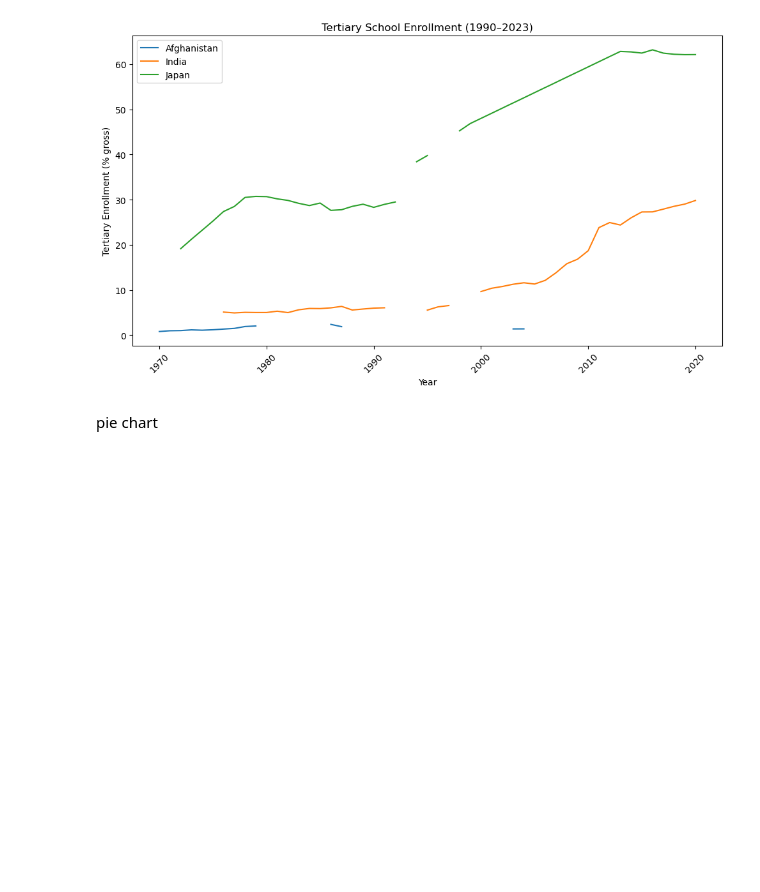
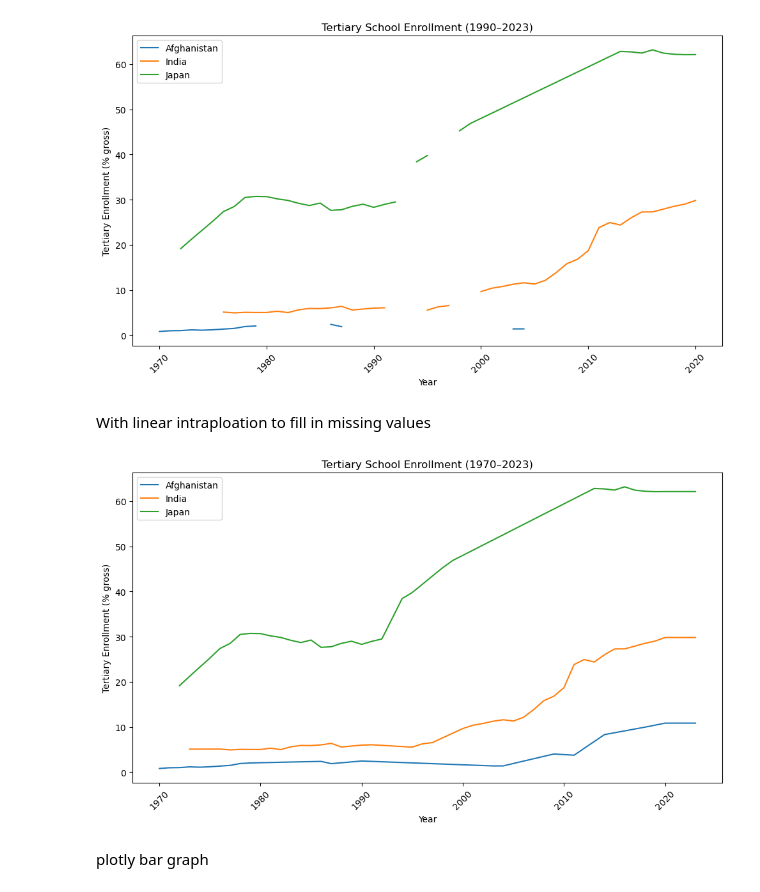
Before and after one commit to briantt12/qtm350_project, a Jupyter notebook: scripts/data_analysis_aanya.ipynb, the cells around one changed output. Cells and saved outputs as stored; diff of their text form; code cells hidden in the pictures; blank space fills up the shorter version.

Commit message:
added new plots/ anushkas plots

```diff
--- a/scripts/data_analysis_aanya.ipynb
+++ b/scripts/data_analysis_aanya.ipynb
@@ -146,5 +148,3 @@ plt.tight_layout()
 plt.show()
 # %% [output]
 [figure]
-# %% [markdown]
-pie chart
@@ -231,0 +151,31 @@ fig.show()
+# %% [markdown]
+With linear intraploation to fill in missing values
+# %%
+
+years = list(range(1970, 2024))
+smoothed = []
+
+for country, grp in tertiary.groupby("Country"):
+    grp = grp.set_index("Year").reindex(years)
+    grp["Country"] = country
+    # linear interpolation of Enrollment
+    grp["Enrollment"] = grp["Enrollment"].interpolate(method="linear")
+    smoothed.append(grp.reset_index())
+
+tertiary_smooth = pd.concat(smoothed)
+
+plt.figure(figsize=(10, 6))
+for country, group in tertiary_smooth.groupby("Country"):
+    plt.plot(group.Year, group.Enrollment, label=country)
+
+plt.title("Tertiary School Enrollment (1970–2023)")
+plt.xlabel("Year")
+plt.ylabel("Tertiary Enrollment (% gross)")
+plt.xticks(rotation=45)
+plt.legend()
+plt.tight_layout()
+plt.show()
+# %% [output]
+[figure, added]
+# %% [markdown]
+plotly bar graph
```
Also changed, not shown: parts of 3 cells of this notebook.
